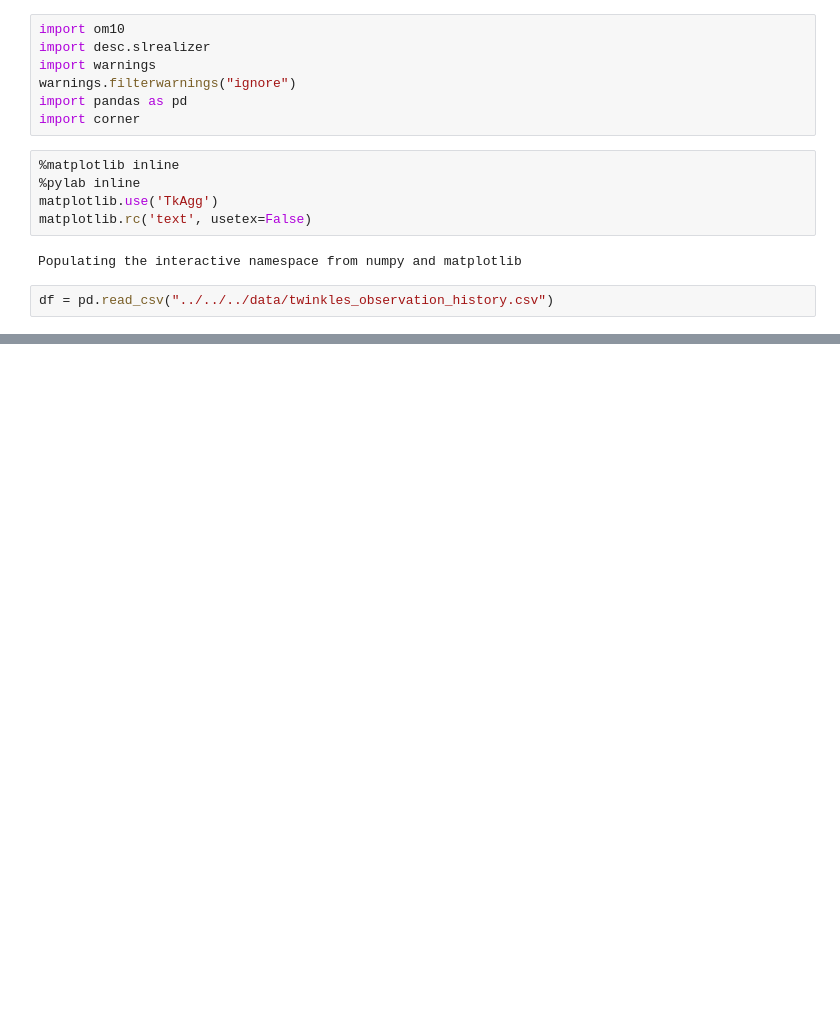
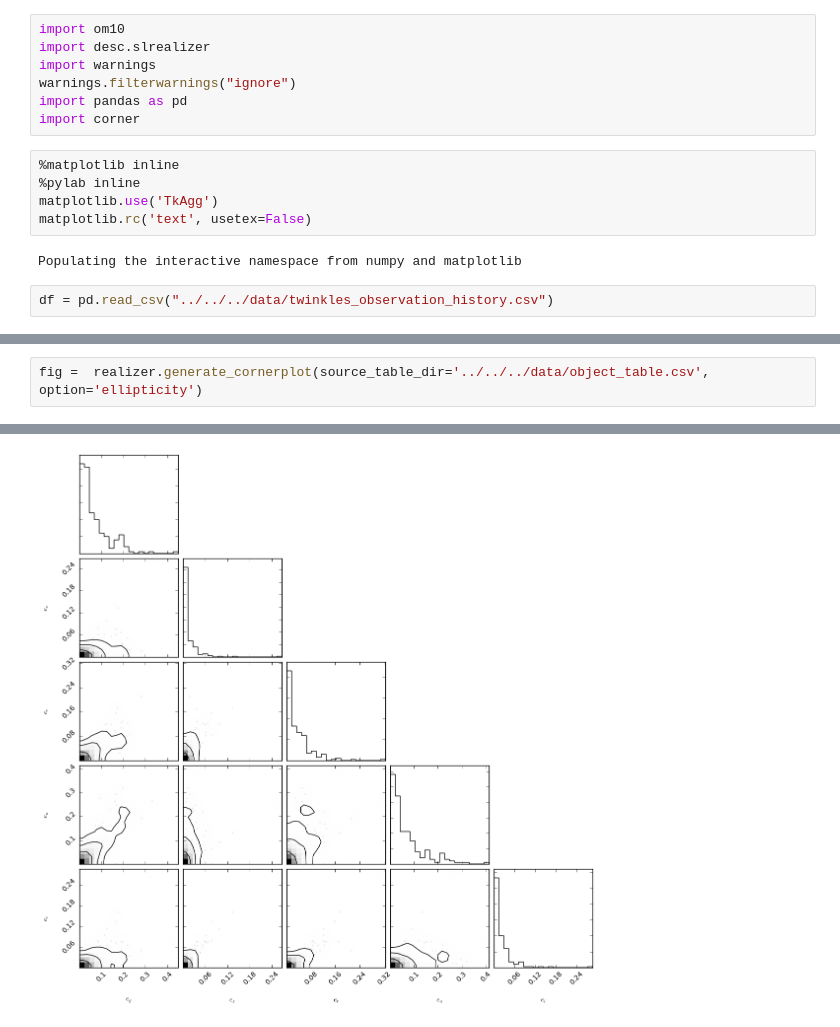
Before and after one commit to jiwoncpark/SLRealizer, a Jupyter notebook: python/desc/slrealizer/Cornerplot_test.ipynb, the cells around one changed output, grey strips where cells are left out. Cells and saved outputs as stored; diff of their text form; blank space fills up the shorter version.

```diff
--- a/python/desc/slrealizer/Cornerplot_test.ipynb
+++ b/python/desc/slrealizer/Cornerplot_test.ipynb
@@ -72,0 +39,3 @@ done
+# %%
+fig =  realizer.generate_cornerplot(source_table_dir='../../../data/object_table.csv', option='ellipticity')
+# %% [output]
@@ -72,0 +43 @@ done
+[figure, added]
```
Also changed, not shown: parts of 13 cells of this notebook, 6 other files.
